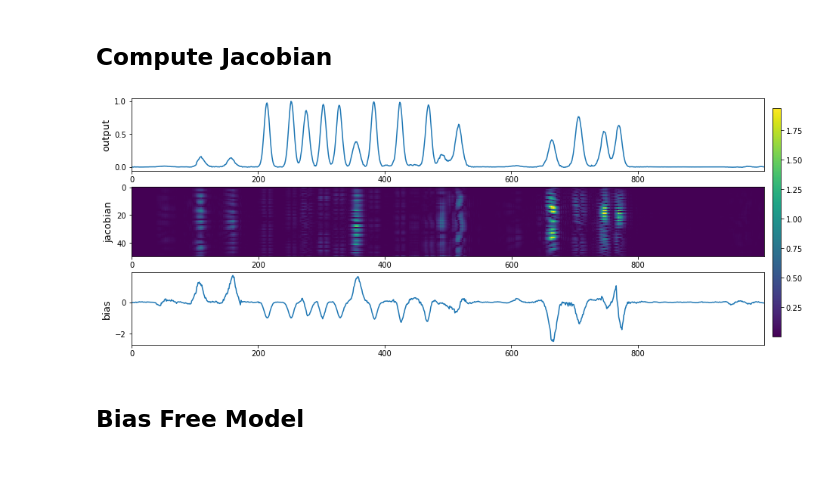
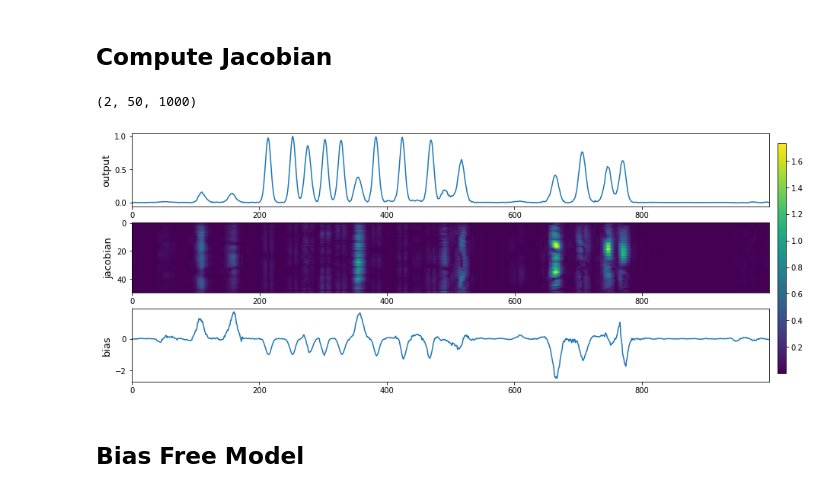
Before and after one commit to bofei5675/DeepFreq, a Jupyter notebook: grad_jacobian.ipynb, the cells around one changed output. Drawn from its saved outputs; the diff is of its cells as text; code cells hidden in the pictures; blank space fills up the shorter version.

Commit message:
filter case study

```diff
--- a/grad_jacobian.ipynb
+++ b/grad_jacobian.ipynb
@@ -10,40 +11,3 @@ from torch.autograd.gradcheck import zero_gradients
-# %%
-def compute_jacobian_and_bias(inputs, net):
-    inputs.requires_grad = True
-    outputs = net(inputs)
-
-    inp_n1 = inputs.shape[-2]
-    inp_n2 = inputs.shape[-1]
-    out_n = outputs.shape[-1]
-
-    jacobian = torch.zeros([inp_n1, inp_n2, out_n])
-
-    for i in range(out_n):
-        zero_gradients(inputs)
-        outputs[0, i].backward(retain_graph = True)
-        # print(jacobian[:, :, i].shape,  inputs.grad.data.shape) [2 ,50] === [1, 2, 50]
-        jacobian[:, :, i] = inputs.grad.data[0]
-
-    return jacobian.numpy(), inputs.detach().numpy(), outputs.detach().numpy()
-
-def compute_bias(jacobian, inputs, outputs):
-    jacobian = jacobian.reshape((100, 1000))
-    inputs = inputs.reshape((100))
-    pred = jacobian.T.dot(inputs)
-    bias = pred.real - outputs
-    return bias
-
-def check_bias(fr_module):
-    for layer in fr_module.modules():
-        if str(layer).startswith('BFBatchNorm1d'):
-            x = torch.randn((8,64, 100))
-            alpha = 10
-            input1 = alpha * layer(x)
-            input2 = layer(x * alpha)
-            check = (input1 - input2).sum()
-            x = torch.zeros((8,64, 100))
-            input1 = layer(x)
-            print(check.item(), input1.sum().item())
 # %%
 fr_path = 'checkpoint/model_snr_30_bias_yes/fr/epoch_300.pth'
 fc_path = 'checkpoint/model_snr_30_bias_yes/fc/epoch_300.pth'
@@ -97,34 +61,40 @@ inp = torch.as_tensor(signal_10dB[idx][None])
 # %%
 jacobian, inputs, outputs = compute_jacobian_and_bias(inp, fr_module)
 bias = compute_bias(jacobian, inputs, outputs)
+# %%
+jacobian.shape
+# %% [output]
+(2, 50, 1000)
+# %%
+fft_filter = jacobian[0] + 1j * jacobian[1]
 # %%
 bias = bias.reshape(-1)
 # %%
 fig, ax = plt.subplots(3, 1, figsize=(15, 6))
 
 ax[0].plot(xgrid, outputs[0])
 ax[0].set_xticks(np.arange(-0.5, 0.5, 0.2))
 ax[0].set_xticklabels(np.arange(0, 1000, 200))
 ax[0].set_xlim(-0.5, 0.5)
 ax[0].set_ylabel('output', fontsize=13)
 
-im = ax[1].imshow(np.abs(grad))
+im = ax[1].imshow(np.abs(fft_filter))
 ax[1].set_aspect(2.2)
 ax[1].set_ylabel('jacobian', fontsize=13)
 
 ax[2].plot(xgrid, bias)
 ax[2].set_xticks(np.arange(-0.5, 0.5, 0.2))
 ax[2].set_xticklabels(np.arange(0, 1000, 200))
 ax[2].set_xlim(-0.5, 0.5)
 ax[2].set_ylabel('bias', fontsize=13)
 
 fig.subplots_adjust(right=0.9)
 cbar_ax = fig.add_axes([0.91, 0.15, 0.01, 0.7])
 fig.colorbar(im, cax=cbar_ax)
 
 plt.show()
 # %% [output]
-[figure, old version]
+[figure, new version]
 # %% [markdown]
 ## Bias Free Model
 # %%
```
Also changed, not shown: parts of 6 cells of this notebook, 3 other files.
